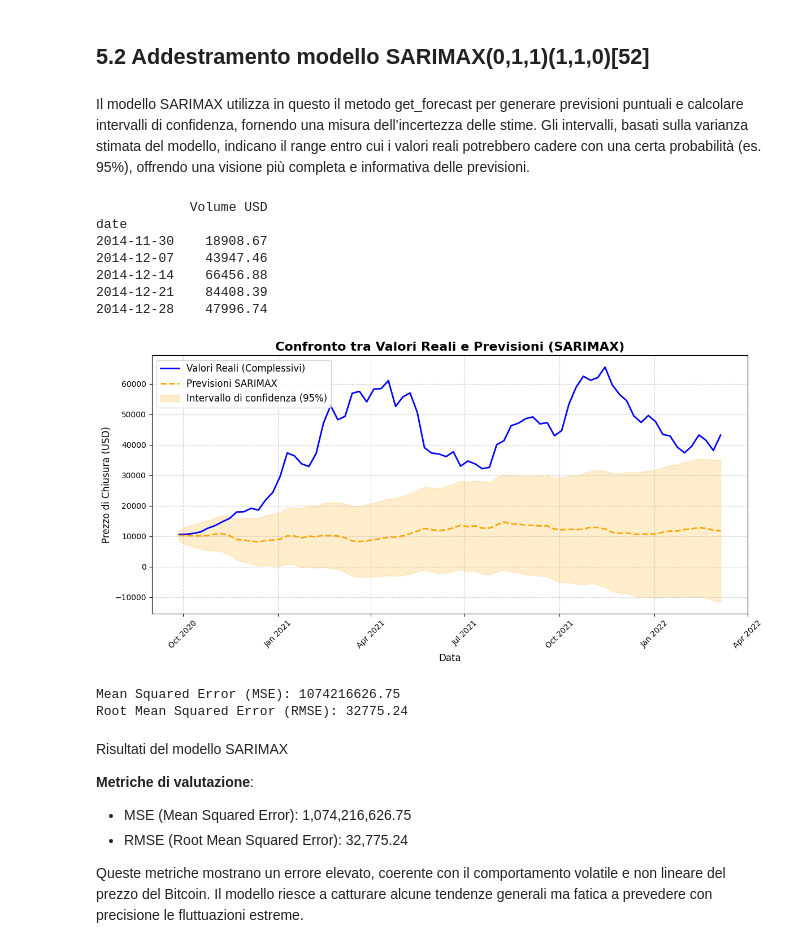
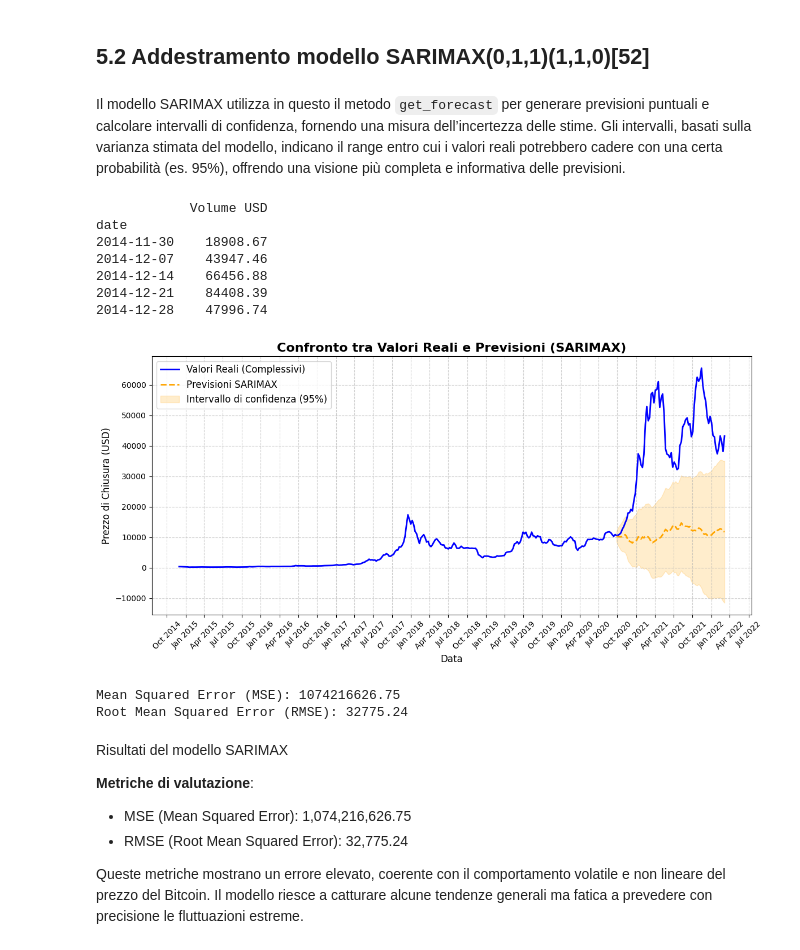
Before and after one commit to AlessioGiacconi/DataScienceProjects, a Jupyter notebook: SerieTemporali/Forecasting/Bitcoin_prev.ipynb, the cells around one changed output. Drawn from its saved outputs; the diff is of its cells as text; code cells hidden in the pictures.

```diff
--- a/SerieTemporali/Forecasting/Bitcoin_prev.ipynb
+++ b/SerieTemporali/Forecasting/Bitcoin_prev.ipynb
@@ -736,7 +727,7 @@ Stagionali (P, D, Q, m):
 # %% [markdown]
 ## 5.2 Addestramento modello SARIMAX(0,1,1)(1,1,0)[52]
 # %% [markdown]
-Il modello SARIMAX utilizza in questo il metodo get_forecast per generare previsioni puntuali e calcolare intervalli di confidenza, fornendo una misura dell’incertezza delle stime. Gli intervalli, basati sulla varianza stimata del modello, indicano il range entro cui i valori reali potrebbero cadere con una certa probabilità (es. 95%), offrendo una visione più completa e informativa delle previsioni.
+Il modello SARIMAX utilizza in questo il metodo `get_forecast` per generare previsioni puntuali e calcolare intervalli di confidenza, fornendo una misura dell’incertezza delle stime. Gli intervalli, basati sulla varianza stimata del modello, indicano il range entro cui i valori reali potrebbero cadere con una certa probabilità (es. 95%), offrendo una visione più completa e informativa delle previsioni.
 # %%
 # Selezionare entrambe le variabili esogene
 exog_variables = btc_data[['Volume USD']]
@@ -760,6 +751,9 @@ date
 2014-12-28    47996.74
 # %%
 from statsmodels.tsa.statespace.sarimax import SARIMAX
+
+# Concatenare dati di training e test per avere l'intera serie storica
+full_data = pd.concat([train_data, test_data])
 
 # Addestramento del modello SARIMAX con i parametri trovati da auto_arima
 sarimax_model = SARIMAX(
@@ -786,37 +780,37 @@ sarimax_rmse = np.sqrt(sarimax_mse)
 plt.figure(figsize=(12, 6))
 
 # Grafico dell'intera serie reale
-plt.plot(test_data.index, test_data, label='Valori Reali (Complessivi)', color='blue', linewidth=2)
+plt.plot(full_data.index, full_data, label='Valori Reali (Complessivi)', color='blue', linewidth=2)
 
 # Previsioni SARIMAX
 plt.plot(test_data.index, sarimax_forecast, label='Previsioni SARIMAX', linestyle='--', color='orange', linewidth=2)
 
 # Intervallo di confidenza
 plt.fill_between(
     test_data.index,
     confidence_intervals.iloc[:, 0],  # Limite inferiore
     confidence_intervals.iloc[:, 1],  # Limite superiore
     color='orange', alpha=0.2, label='Intervallo di confidenza (95%)'
 )
 
 # Dettagli del grafico
 plt.title('Confronto tra Valori Reali e Previsioni (SARIMAX)', fontsize=16, fontweight='bold')
 plt.xlabel('Data', fontsize=12)
 plt.ylabel('Prezzo di Chiusura (USD)', fontsize=12)
 plt.legend(fontsize=12, loc='upper left')
 plt.grid(True, linestyle='--', alpha=0.6)
 plt.gca().xaxis.set_major_formatter(mdates.DateFormatter('%b %Y'))
 plt.gca().xaxis.set_major_locator(mdates.MonthLocator(interval=3))
 plt.xticks(rotation=45)
 
 plt.tight_layout()
 plt.show()
 
 # Visualizzazione delle metriche di errore
 print(f"Mean Squared Error (MSE): {sarimax_mse:.2f}")
 print(f"Root Mean Squared Error (RMSE): {sarimax_rmse:.2f}")
 # %% [output]
-[figure, old version]
+[figure, new version]
 Mean Squared Error (MSE): 1074216626.75
 Root Mean Squared Error (RMSE): 32775.24
 # %% [markdown]
```
Also changed, not shown: parts of 28 cells of this notebook.
